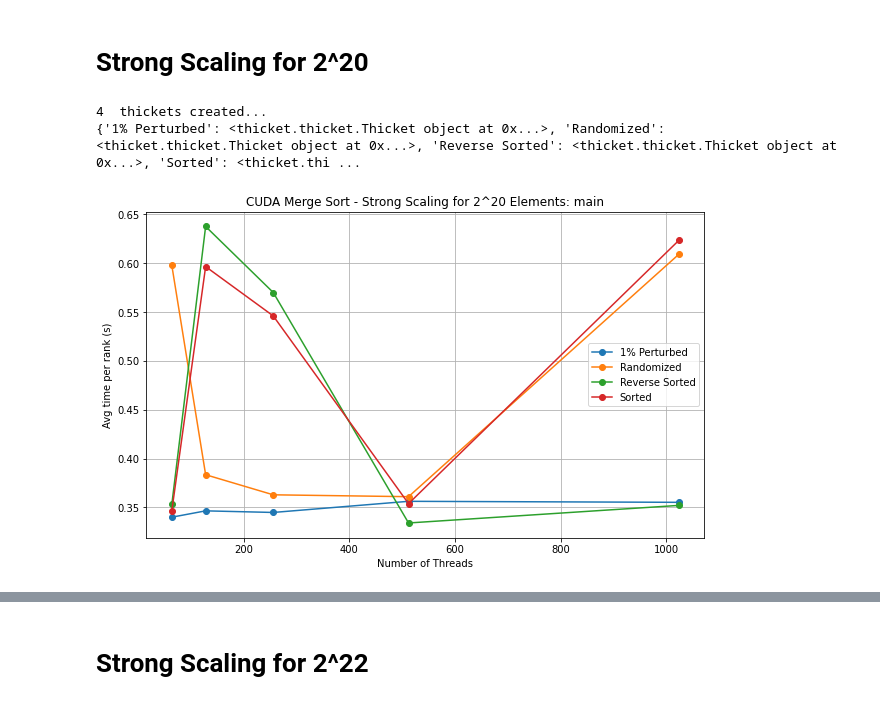
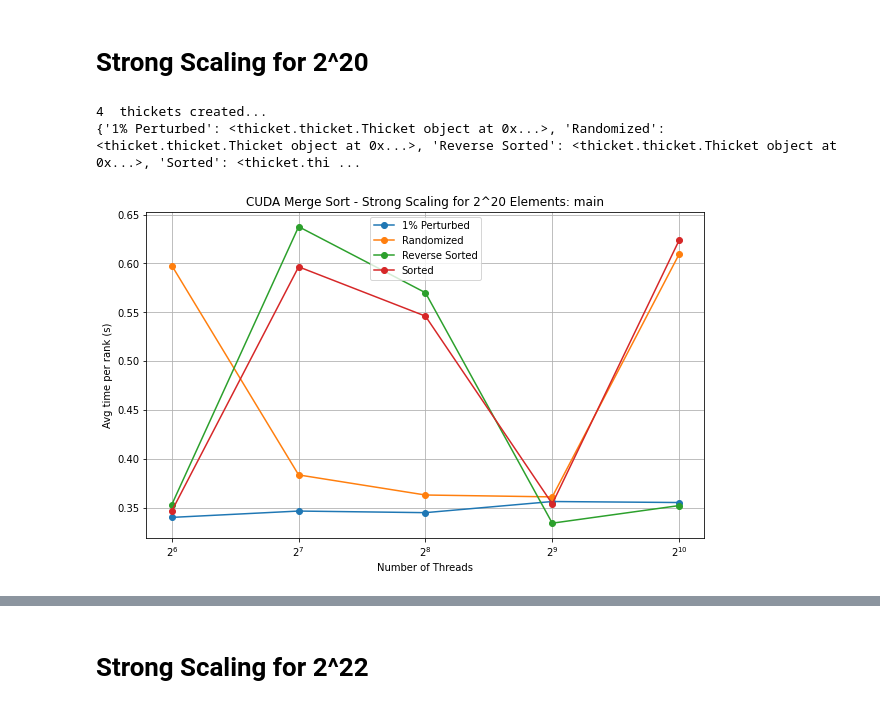
Before and after one commit to RobertEads/CSCE435-Group_16-Final_Project, a Jupyter notebook: Bitonic Sort/CUDA/CUDA-StrongScaling.ipynb, the cells around one changed output, grey strips where cells are left out. Saved outputs shown, nothing was run; the diff lists cells and outputs as text; code cells hidden in the pictures.

```diff
--- a/Bitonic Sort/CUDA/CUDA-StrongScaling.ipynb
+++ b/Bitonic Sort/CUDA/CUDA-StrongScaling.ipynb
@@ -162,6 +162,7 @@ for region, name in zip(regions, names):
 
     plt.xlabel('Number of Threads')
     plt.ylabel('Avg time per rank (s)')
+    plt.xscale('log', base=2)
     plt.title(f'CUDA Merge Sort - Strong Scaling for 2^16 Elements: {name}')
     plt.legend(legend_labels)
     plt.grid(True)
@@ -217,6 +218,7 @@ for region, name in zip(regions, names):
 
     plt.xlabel('Number of Threads')
     plt.ylabel('Avg time per rank (s)')
+    plt.xscale('log', base=2)
     plt.title(f'CUDA Merge Sort - Strong Scaling for 2^18 Elements: {name}')
     plt.legend(legend_labels)
     plt.grid(True)
@@ -254,31 +256,32 @@ ctk.dataframe = ctk.dataframe.rename({("name", ""): "name", ("num_threads", ""):
 
 main = ctk.dataframe.loc["main"]
 comm = ctk.dataframe.loc["comm"]
 comm_large = ctk.dataframe.loc["comm_large"]
 cudaMemcpy = ctk.dataframe.loc["cudaMemcpy"]
 comp = ctk.dataframe.loc["comp"]
 comp_large = ctk.dataframe.loc["comp_large"]
 correctness_check = ctk.dataframe.loc["correctness_check"]
 data_init = ctk.dataframe.loc["data_init"]
 
 regions = [main, comm, comm_large, cudaMemcpy, comp, comp_large, correctness_check, data_init]
 names = ["main", "comm", "comm_large", "cudaMemcpy", "comp", "comp_large", "correctness_check", "data_init"]
 
 for region, name in zip(regions, names):
     plt.figure(figsize=(10, 6))  # Adjust the figure size if needed
     legend_labels = []
     for column in region.columns:
         first_index = column[0]  # Extract the first index
         legend_labels.append(first_index)
         plt.plot(region.index, region.xs(column, axis=1), marker='o', label=column)
 
     plt.xlabel('Number of Threads')
     plt.ylabel('Avg time per rank (s)')
+    plt.xscale('log', base=2)
     plt.title(f'CUDA Merge Sort - Strong Scaling for 2^20 Elements: {name}')
     plt.legend(legend_labels)
     plt.grid(True)
     plt.show()
 # %% [output]
 4  thickets created...
 {'1% Perturbed': <thicket.thicket.Thicket object at 0x...>, 'Randomized': <thicket.thicket.Thicket object at 0x...>, 'Reverse Sorted': <thicket.thicket.Thicket object at 0x...>, 'Sorted': <thicket.thi ...
-[figure, old version]
+[figure, new version]
```
Also changed, not shown: parts of 7 cells of this notebook, 2 other files.
